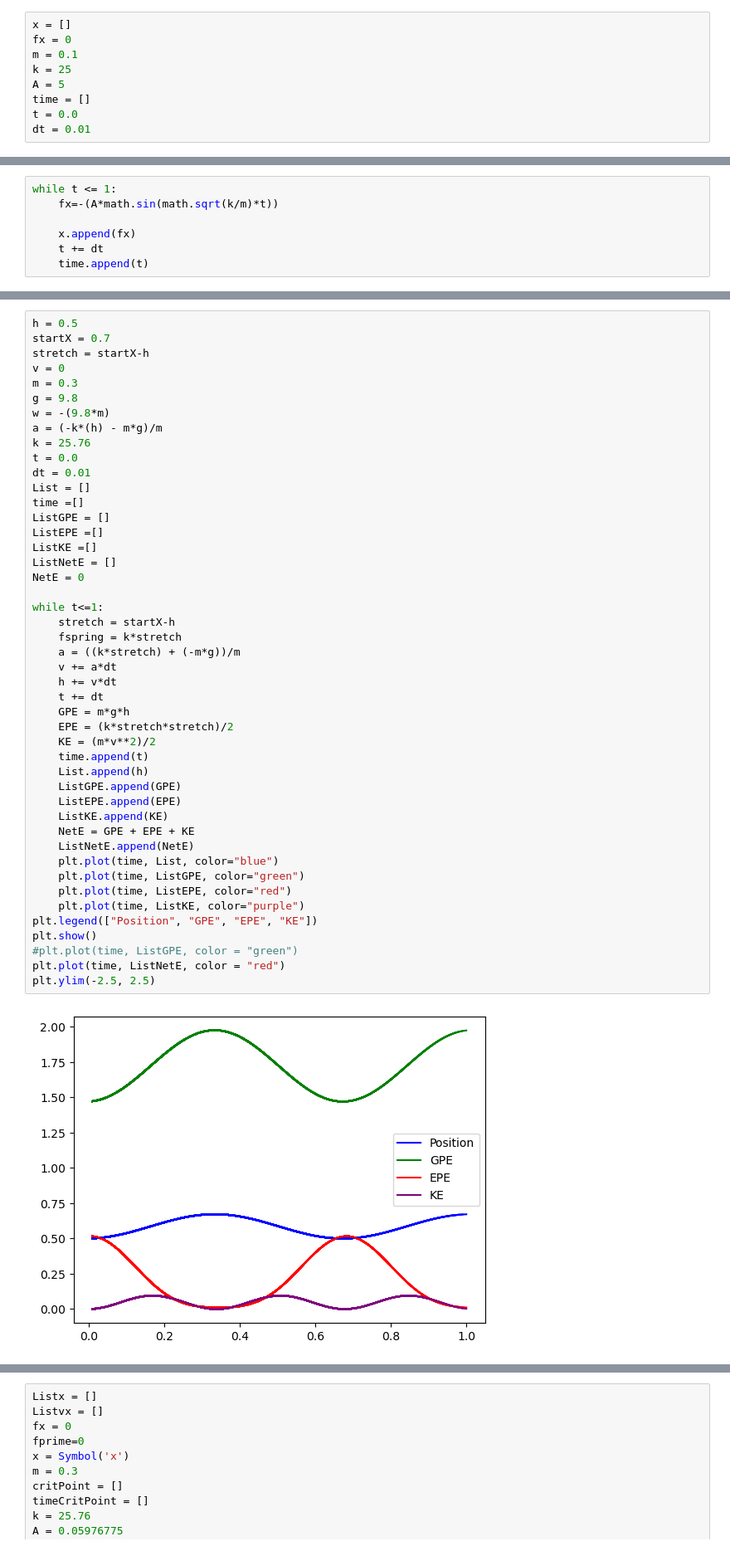
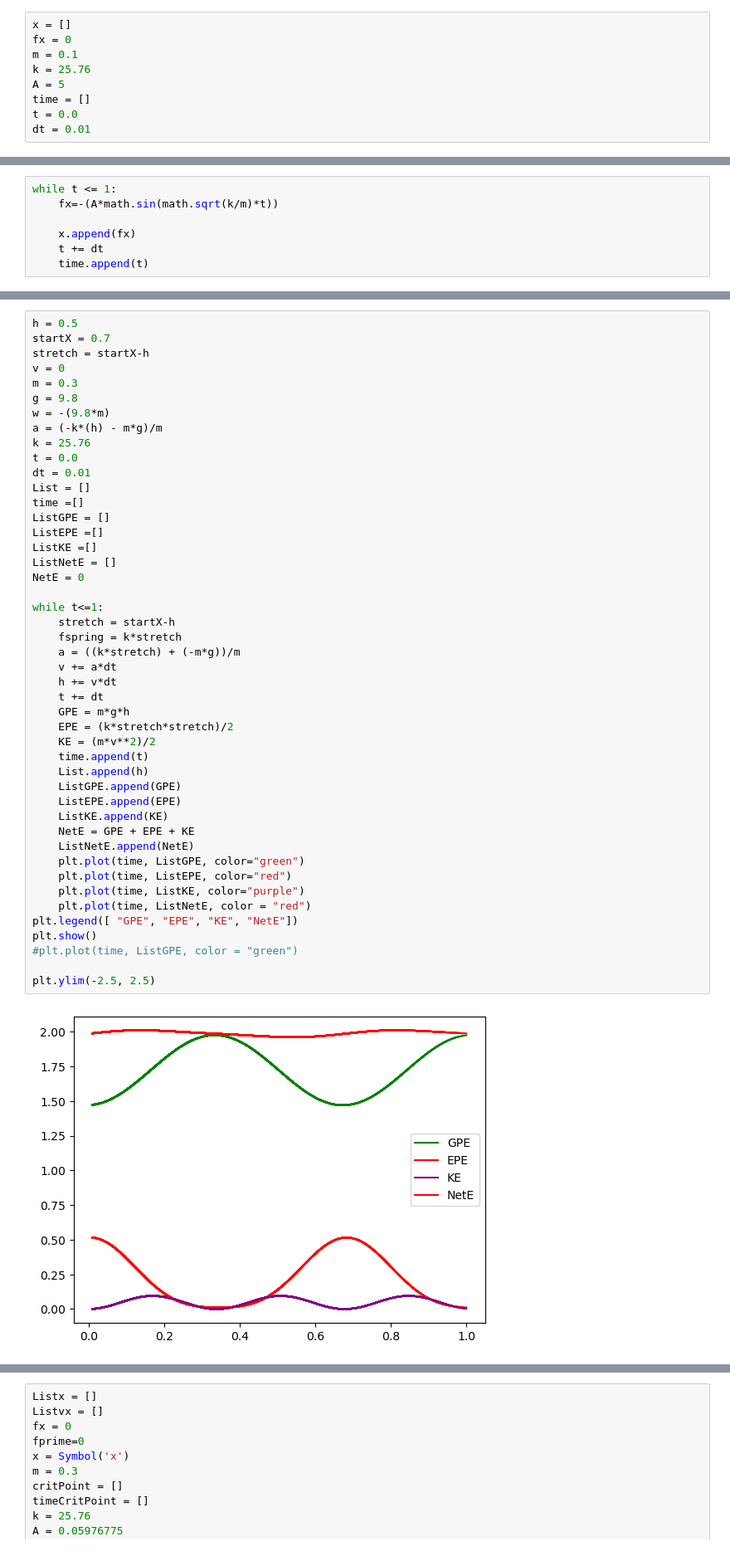
Before and after one commit to AustinZhang25/HonorsPhysics2, a Jupyter notebook: Unit3SpringOscillation/Unit 3 Spring Oscillation .ipynb, the cells around one changed output, grey strips where cells are left out. Shown: that part at 83% size. Drawn from its saved outputs; the diff is of its cells as text.

```diff
--- a/Unit3SpringOscillation/Unit 3 Spring Oscillation .ipynb
+++ b/Unit3SpringOscillation/Unit 3 Spring Oscillation .ipynb
@@ -2,7 +2,7 @@
 x = []
 fx = 0
 m = 0.1
-k = 25
+k = 25.76
 A = 5
 time = []
 t = 0.0
@@ -44,35 +44,35 @@ time =[]
 ListGPE = []
 ListEPE =[]
 ListKE =[]
 ListNetE = []
 NetE = 0
 
 while t<=1:
     stretch = startX-h
     fspring = k*stretch
     a = ((k*stretch) + (-m*g))/m
     v += a*dt
     h += v*dt
     t += dt
     GPE = m*g*h
     EPE = (k*stretch*stretch)/2
     KE = (m*v**2)/2
     time.append(t)
     List.append(h)
     ListGPE.append(GPE)
     ListEPE.append(EPE)
     ListKE.append(KE)
     NetE = GPE + EPE + KE
     ListNetE.append(NetE)
-    plt.plot(time, List, color="blue")
     plt.plot(time, ListGPE, color="green")
     plt.plot(time, ListEPE, color="red")
     plt.plot(time, ListKE, color="purple")
-plt.legend(["Position", "GPE", "EPE", "KE"])
+    plt.plot(time, ListNetE, color = "red")
+plt.legend([ "GPE", "EPE", "KE", "NetE"])
 plt.show()
 #plt.plot(time, ListGPE, color = "green")
-plt.plot(time, ListNetE, color = "red")
+
 plt.ylim(-2.5, 2.5)
 # %% [output]
-[figure, old version]
+[figure, new version]
 (-2.5, 2.5)
```
Also changed, not shown: parts of 37 cells of this notebook, 1 other file.
